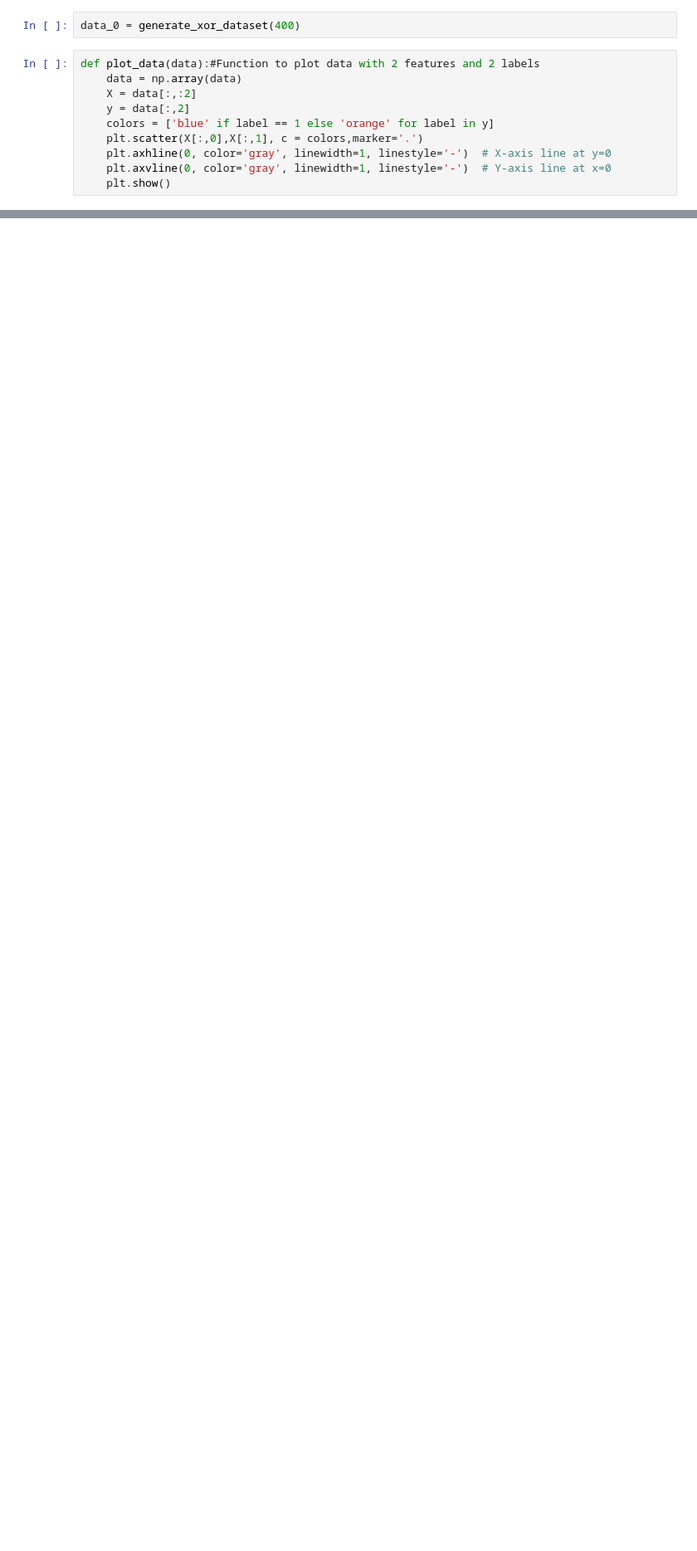
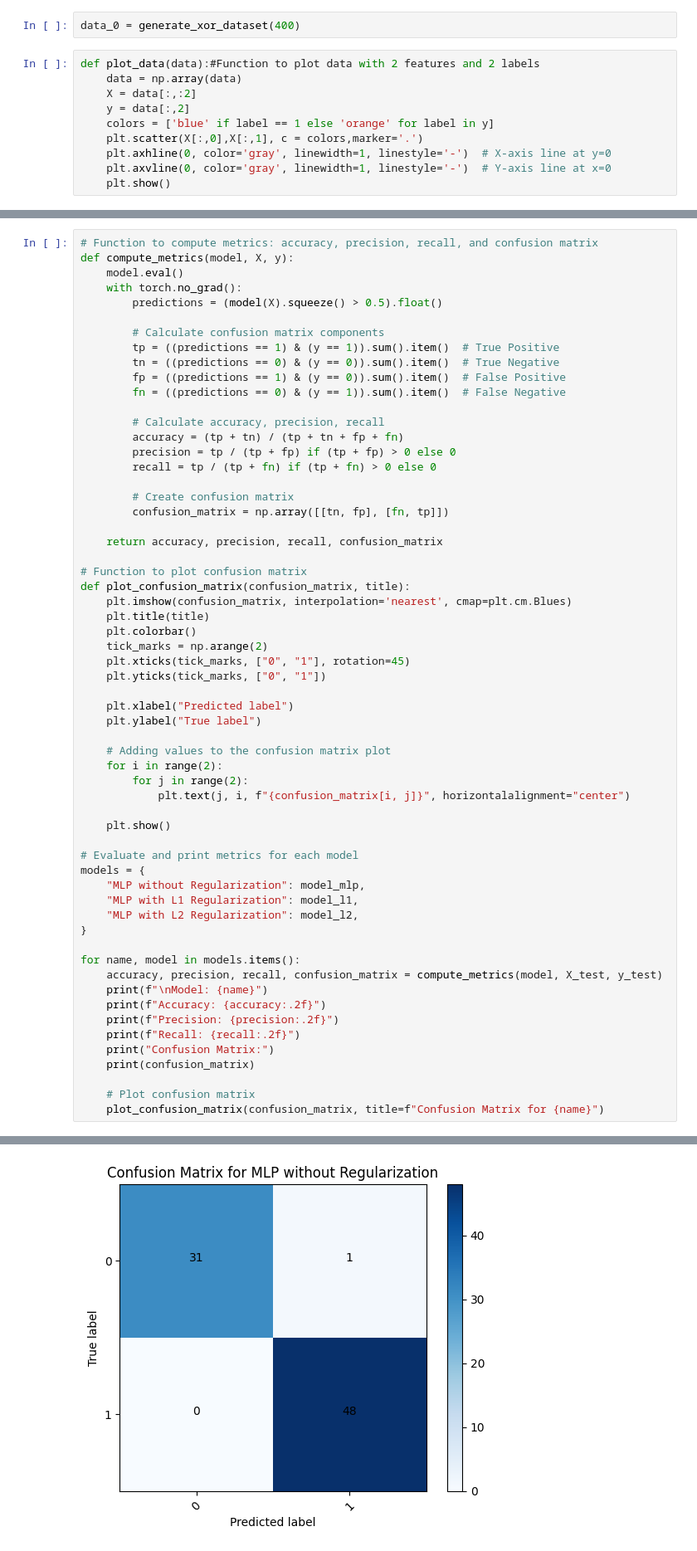
Before and after one commit to shadowscythe03/es335-24-fall-assignment-3, a Jupyter notebook: Task-2.ipynb, the cells around one changed output, grey strips where cells are left out. Shown: that part at 83% size. Cells and saved outputs as stored; diff of their text form; blank space fills up the shorter version.

```diff
--- a/Task-2.ipynb
+++ b/Task-2.ipynb
@@ -223,0 +177,61 @@ Epoch 150, Loss: 0.09295572340488434
+# %%
+# Function to compute metrics: accuracy, precision, recall, and confusion matrix
+def compute_metrics(model, X, y):
+    model.eval()
+    with torch.no_grad():
+        predictions = (model(X).squeeze() > 0.5).float()
+
+        # Calculate confusion matrix components
+        tp = ((predictions == 1) & (y == 1)).sum().item()  # True Positive
+        tn = ((predictions == 0) & (y == 0)).sum().item()  # True Negative
+        fp = ((predictions == 1) & (y == 0)).sum().item()  # False Positive
+        fn = ((predictions == 0) & (y == 1)).sum().item()  # False Negative
+
+        # Calculate accuracy, precision, recall
+        accuracy = (tp + tn) / (tp + tn + fp + fn)
+        precision = tp / (tp + fp) if (tp + fp) > 0 else 0
+        recall = tp / (tp + fn) if (tp + fn) > 0 else 0
+
+        # Create confusion matrix
+        confusion_matrix = np.array([[tn, fp], [fn, tp]])
+
+    return accuracy, precision, recall, confusion_matrix
+
+# Function to plot confusion matrix
+def plot_confusion_matrix(confusion_matrix, title):
+    plt.imshow(confusion_matrix, interpolation='nearest', cmap=plt.cm.Blues)
+    plt.title(title)
+    plt.colorbar()
+    tick_marks = np.arange(2)
+    plt.xticks(tick_marks, ["0", "1"], rotation=45)
+    plt.yticks(tick_marks, ["0", "1"])
+
+    plt.xlabel("Predicted label")
+    plt.ylabel("True label")
+
+    # Adding values to the confusion matrix plot
+    for i in range(2):
+        for j in range(2):
+            plt.text(j, i, f"{confusion_matrix[i, j]}", horizontalalignment="center")
+
+    plt.show()
+
+# Evaluate and print metrics for each model
+models = {
+    "MLP without Regularization": model_mlp,
+    "MLP with L1 Regularization": model_l1,
+    "MLP with L2 Regularization": model_l2,
+}
+
+for name, model in models.items():
+    accuracy, precision, recall, confusion_matrix = compute_metrics(model, X_test, y_test)
+    print(f"\nModel: {name}")
+    print(f"Accuracy: {accuracy:.2f}")
+    print(f"Precision: {precision:.2f}")
+    print(f"Recall: {recall:.2f}")
+    print("Confusion Matrix:")
+    print(confusion_matrix)
+
+    # Plot confusion matrix
+    plot_confusion_matrix(confusion_matrix, title=f"Confusion Matrix for {name}")
+# %% [output]
@@ -223,0 +245 @@ Epoch 150, Loss: 0.09295572340488434
+[figure, added]
```
Also changed, not shown: parts of 9 cells of this notebook.
